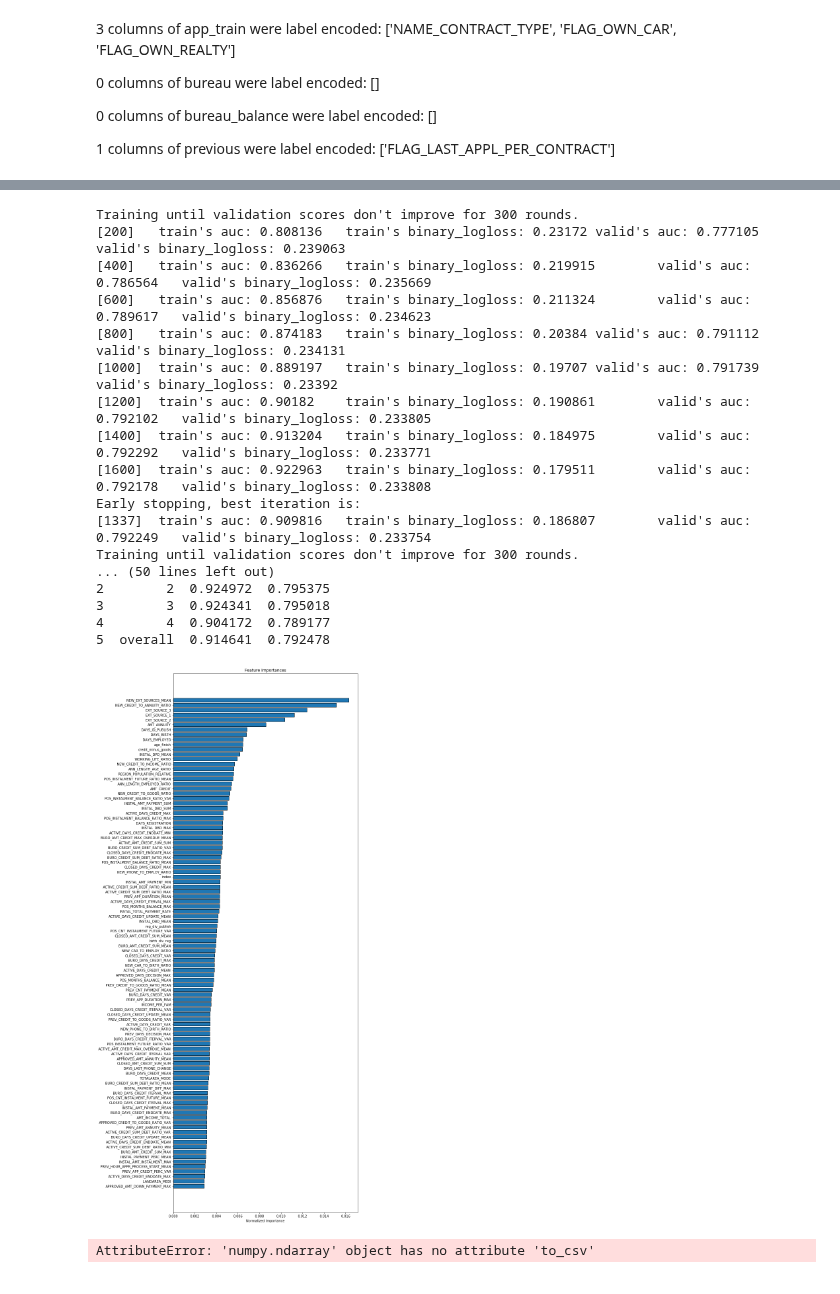
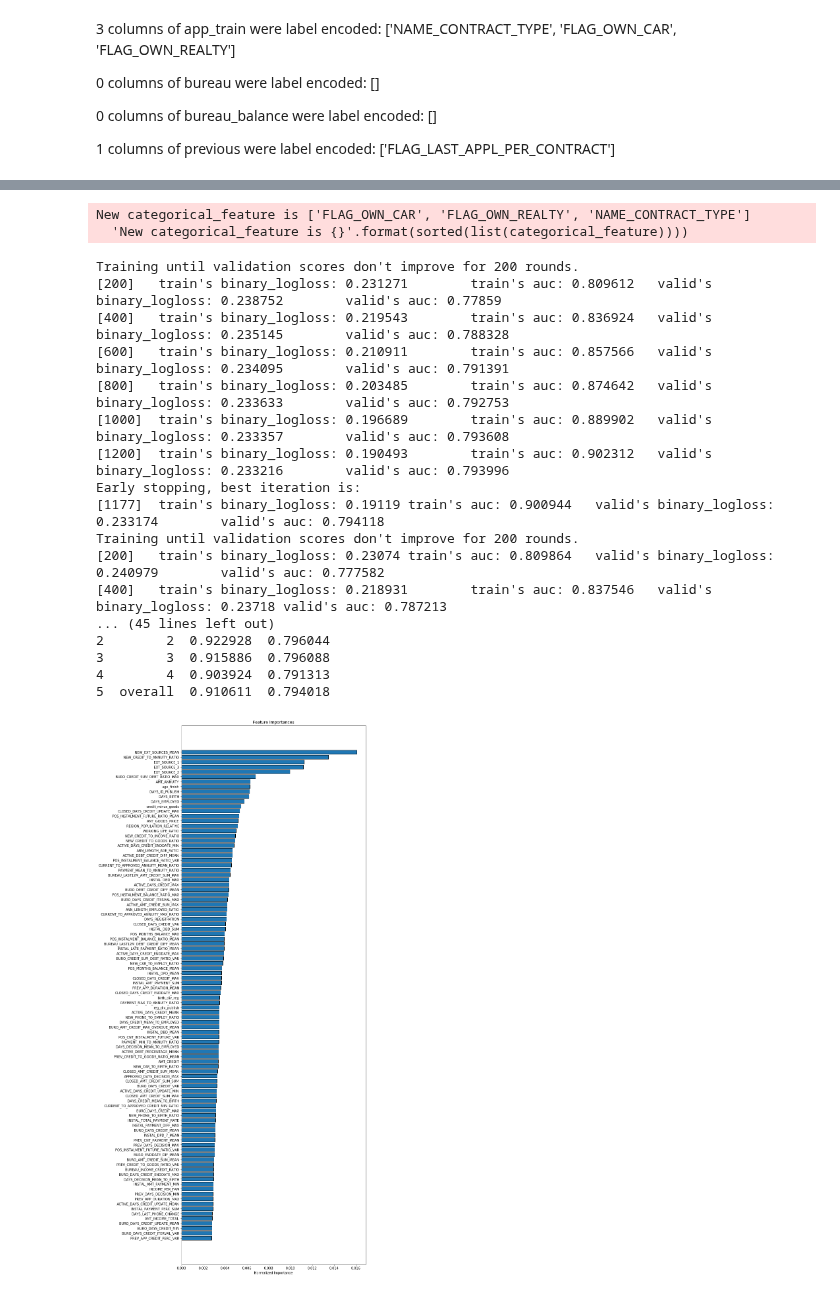
Before and after one commit to yiqiyu/homecredit, a Jupyter notebook: manual_feature_engineering.ipynb, the cells around one changed output, grey strips where cells are left out. Cells and saved outputs as stored; diff of their text form; code cells hidden in the pictures.

```diff
--- a/manual_feature_engineering.ipynb
+++ b/manual_feature_engineering.ipynb
@@ -610,19 +610,22 @@ for name, load_method in {"previous": load_prev}.items():
 
 1 columns of previous were label encoded: ['FLAG_LAST_APPL_PER_CONTRACT']
 # %%
-from feat_loading import *
+import feat_loading
+importlib.reload(feat_loading)
+
 import pickle
 # del app_train, app_test
 # del fi_sorted
 gc.collect()
 
-# app_train, app_test = load_all_tables()
-# app_train.to_csv("train_all.csv", index=False)
-# app_test.to_csv("test_all.csv", index=False)
-app_train = load_dataframe("train_all.csv")
-app_test = load_dataframe("test_all.csv")
-app_train, app_test = load_extra_feats_post(app_train, app_test)
-to_del = del_useless_cols(app_train)
+# app_train, app_test = feat_loading.load_all_tables()
+app_train = feat_loading.load_dataframe("train_all2.csv")
+app_test = feat_loading.load_dataframe("test_all2.csv")
+# app_train.to_csv("train_all2.csv", index=False)
+# app_test.to_csv("test_all2.csv", index=False)
+app_train, app_test = feat_loading.load_extra_feats_post(app_train, app_test)
+
+to_del = feat_loading.del_useless_cols(app_train)
 app_test = app_test.drop(to_del, axis=1)
 
 # display(app_train["document_sum"])
@@ -661,35 +648,36 @@ cat_feats = ['NAME_CONTRACT_TYPE',
 submission, fi, metrics,oof = modelling.model(app_train, app_test, cat_feats, parallel=4, need_oof=True)
 print('Baseline metrics')
 print(metrics)
-submission.to_csv('improved_lgb_all_tables21.csv', index = False)
+submission.to_csv('improved_lgb_all_tables_more.csv', index = False)
 # %% [output]
-Training until validation scores don't improve for 300 rounds.
-[200]   train's auc: 0.808136   train's binary_logloss: 0.23172 valid's auc: 0.777105   valid's binary_logloss: 0.239063
-[400]   train's auc: 0.836266   train's binary_logloss: 0.219915        valid's auc: 0.786564   valid's binary_logloss: 0.235669
-[600]   train's auc: 0.856876   train's binary_logloss: 0.211324        valid's auc: 0.789617   valid's binary_logloss: 0.234623
-[800]   train's auc: 0.874183   train's binary_logloss: 0.20384 valid's auc: 0.791112   valid's binary_logloss: 0.234131
-[1000]  train's auc: 0.889197   train's binary_logloss: 0.19707 valid's auc: 0.791739   valid's binary_logloss: 0.23392
-[1200]  train's auc: 0.90182    train's binary_logloss: 0.190861        valid's auc: 0.792102   valid's binary_logloss: 0.233805
-[1400]  train's auc: 0.913204   train's binary_logloss: 0.184975        valid's auc: 0.792292   valid's binary_logloss: 0.233771
-[1600]  train's auc: 0.922963   train's binary_logloss: 0.179511        valid's auc: 0.792178   valid's binary_logloss: 0.233808
-Early stopping, best iteration is:
-[1337]  train's auc: 0.909816   train's binary_logloss: 0.186807        valid's auc: 0.792249   valid's binary_logloss: 0.233754
-Training until validation scores don't improve for 300 rounds.
-... (50 lines left out)
-2        2  0.924972  0.795375
-3        3  0.924341  0.795018
-4        4  0.904172  0.789177
-5  overall  0.914641  0.792478
+New categorical_feature is ['FLAG_OWN_CAR', 'FLAG_OWN_REALTY', 'NAME_CONTRACT_TYPE']
+  'New categorical_feature is {}'.format(sorted(list(categorical_feature))))
+Training until validation scores don't improve for 200 rounds.
+[200]   train's binary_logloss: 0.231271        train's auc: 0.809612   valid's binary_logloss: 0.238752        valid's auc: 0.77859
+[400]   train's binary_logloss: 0.219543        train's auc: 0.836924   valid's binary_logloss: 0.235145        valid's auc: 0.788328
+[600]   train's binary_logloss: 0.210911        train's auc: 0.857566   valid's binary_logloss: 0.234095        valid's auc: 0.791391
+[800]   train's binary_logloss: 0.203485        train's auc: 0.874642   valid's binary_logloss: 0.233633        valid's auc: 0.792753
+[1000]  train's binary_logloss: 0.196689        train's auc: 0.889902   valid's binary_logloss: 0.233357        valid's auc: 0.793608
+[1200]  train's binary_logloss: 0.190493        train's auc: 0.902312   valid's binary_logloss: 0.233216        valid's auc: 0.793996
+Early stopping, best iteration is:
+[1177]  train's binary_logloss: 0.19119 train's auc: 0.900944   valid's binary_logloss: 0.233174        valid's auc: 0.794118
+Training until validation scores don't improve for 200 rounds.
+[200]   train's binary_logloss: 0.23074 train's auc: 0.809864   valid's binary_logloss: 0.240979        valid's auc: 0.777582
+[400]   train's binary_logloss: 0.218931        train's auc: 0.837546   valid's binary_logloss: 0.23718 valid's auc: 0.787213
+... (45 lines left out)
+2        2  0.922928  0.796044
+3        3  0.915886  0.796088
+4        4  0.903924  0.791313
+5  overall  0.910611  0.794018
 # %%
 importlib.reload(modelling)
 fi_sorted = modelling.plot_feature_importances(fi, 100)
 # display(fi_sorted[fi_sorted["feature"]=="ORG_XNA_no_Pensioner"])
-with open("jjsmd.bin", "wb+") as f:
-    pickle.dump(fi, f)
+# with open("jjsmd.bin", "wb+") as f:
+#     pickle.dump(fi, f)
 # print(fi_sorted[fi_sorted["importance"]==0]["feature"].tolist()
 # %% [output]
-[figure, old version]
+[figure, new version]
-AttributeError: 'numpy.ndarray' object has no attribute 'to_csv'
 # %%
 oof_df = pd.DataFrame()
 oof_df['SK_ID_CURR'] = app_train['SK_ID_CURR']
```
Also changed, not shown: parts of 1 cell of this notebook, 1 other file.
